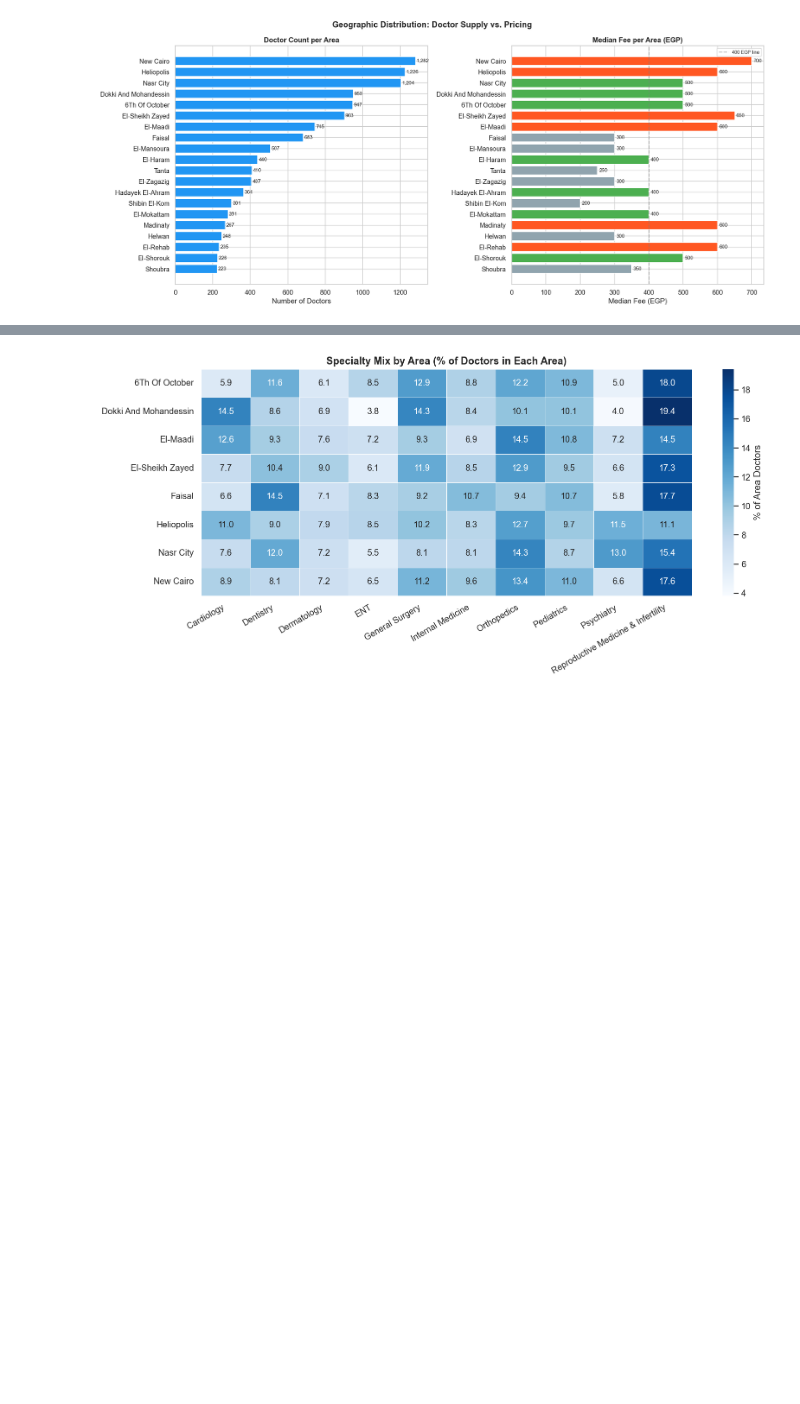
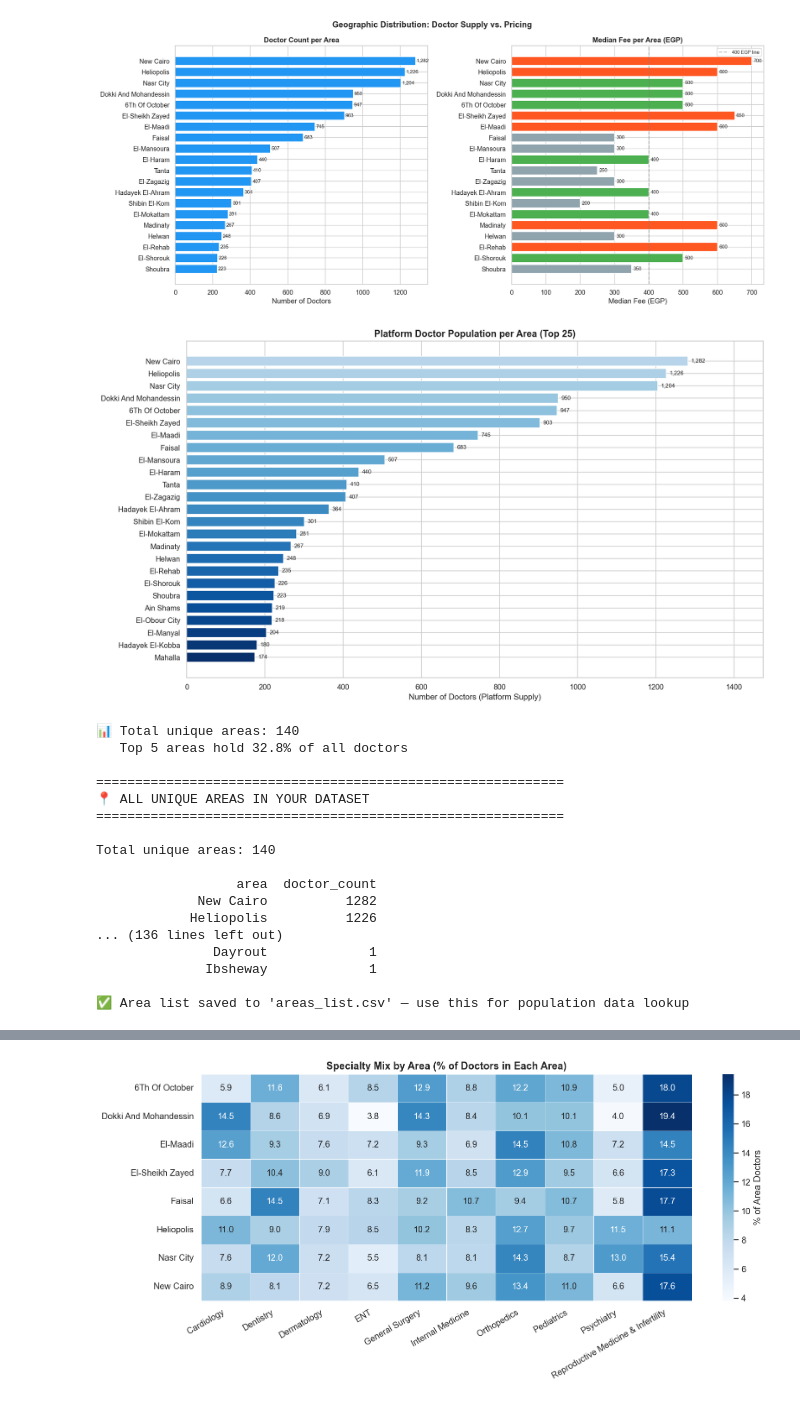
Before and after one commit to amr10w/vezeeta-pulse, a Jupyter notebook: analysis/vezeeta_project_analysis.ipynb, the cells around one changed output, grey strips where cells are left out. Saved outputs shown, nothing was run; the diff lists cells and outputs as text; code cells hidden in the pictures; blank space fills up the shorter version.

```diff
--- a/analysis/vezeeta_project_analysis.ipynb
+++ b/analysis/vezeeta_project_analysis.ipynb
@@ -353,3 +448,69 @@ plt.tight_layout()
 plt.show()
 # %% [output]
 [figure]
+# %%
+
+area_pop = (
+    df['address'].value_counts()
+    .reset_index()
+    .rename(columns={'index': 'area', 'address': 'area', 'count': 'doctor_count'})
+)
+# Handle different pandas versions
+if 'address' in area_pop.columns and 'count' in area_pop.columns:
+    area_pop.columns = ['area', 'doctor_count']
+elif area_pop.shape[1] == 2:
+    area_pop.columns = ['area', 'doctor_count']
+
+area_pop = area_pop.head(25)
+
+fig, ax = plt.subplots(figsize=(14, 8))
+colors_grad = plt.cm.Blues(np.linspace(0.3, 1.0, len(area_pop)))[::-1]
+bars = ax.barh(area_pop['area'][::-1], area_pop['doctor_count'][::-1],
+               color=colors_grad)
+for bar in bars:
+    ax.text(bar.get_width() + 8, bar.get_y() + bar.get_height()/2,
+            f"{bar.get_width():,.0f}", va='center', fontsize=8.5)
+ax.set_title('Platform Doctor Population per Area (Top 25)', fontsize=14, fontweight='bold')
+ax.set_xlabel('Number of Doctors (Platform Supply)')
+ax.set_xlim(0, area_pop['doctor_count'].max() * 1.15)
+plt.tight_layout()
+plt.show()
+
+print(f"\n📊 Total unique areas: {df['address'].nunique()}")
+print(f"   Top 5 areas hold {area_pop.head(5)['doctor_count'].sum()/len(df)*100:.1f}% of all doctors")
+
+
+# ============================================================
+# GET YOUR AREA NAMES (to use for Google Maps / population lookup)
+# ============================================================
+
+print("\n" + "="*60)
+print("📍 ALL UNIQUE AREAS IN YOUR DATASET")
+print("="*60)
+all_areas = df['address'].value_counts().reset_index()
+all_areas.columns = ['area', 'doctor_count']
+print(f"\nTotal unique areas: {len(all_areas)}\n")
+print(all_areas.to_string(index=False))
+
+# Export to CSV for easy use
+all_areas.to_csv('areas_list.csv', index=False)
+print("\n✅ Area list saved to 'areas_list.csv' — use this for population data lookup")
+# %% [output]
+[figure, added]
+📊 Total unique areas: 140
+   Top 5 areas hold 32.8% of all doctors
+
+============================================================
+📍 ALL UNIQUE AREAS IN YOUR DATASET
+============================================================
+
+Total unique areas: 140
+
+                  area  doctor_count
+             New Cairo          1282
+            Heliopolis          1226
+... (136 lines left out)
+               Dayrout             1
+              Ibsheway             1
+
+✅ Area list saved to 'areas_list.csv' — use this for population data lookup
```
Also changed, not shown: parts of 7 cells of this notebook.
